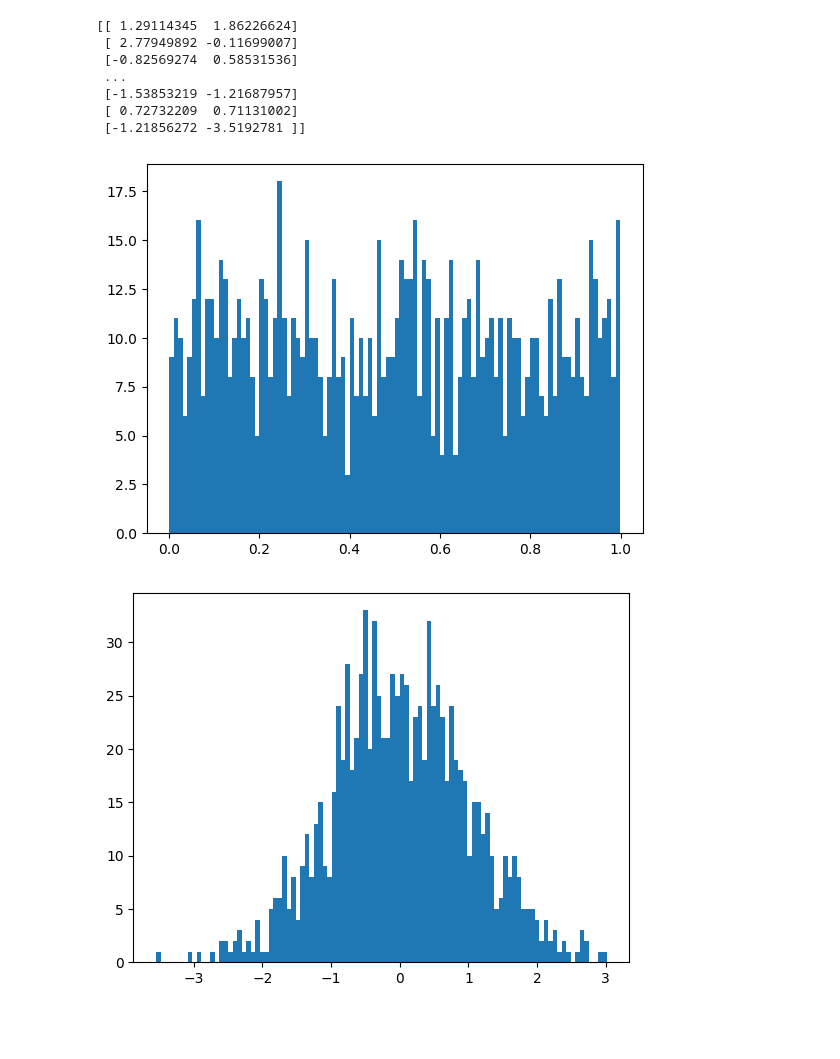
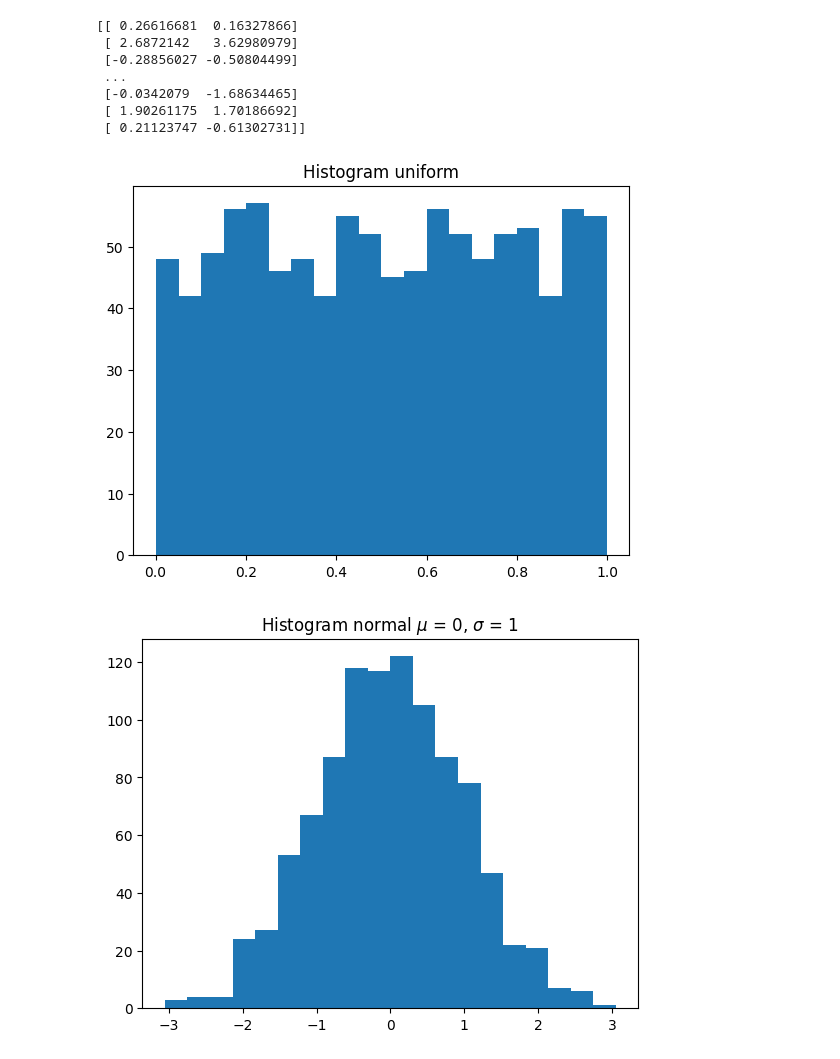
Before and after one commit to nmpluta/data-analytics-lectures, a Jupyter notebook: Data Analytics/Lab 1/lab1.ipynb, the cells around one changed output. Cells and saved outputs as stored; diff of their text form; code cells hidden in the pictures; blank space fills up the shorter version.

Commit message:
1: update ex. 1-4 with plot labels
Update of exercises from the laboratory 1 (7.03.2023)

```diff
--- a/Data Analytics/Lab 1/lab1.ipynb
+++ b/Data Analytics/Lab 1/lab1.ipynb
@@ -52,44 +54,37 @@ beta_2 = np.random.beta(2, 2, 1000)
 beta_3 = np.random.beta(3, 9, 1000)
 
 mean = [0, 0]
-cov = [[1, 0], [0, 1]]  # diagonal covariance
-normal2d_1 = np.random.multivariate_normal(mean, cov, 10000)
+cov1 = [[1, 0], [0, 1]]  # diagonal covariance
+normal2d_1 = np.random.multivariate_normal(mean, cov1, 10000)
 
-cov = [[2, 1], [1, 2]]  # diagonal covariance
-normal2d_2 = np.random.multivariate_normal(mean, cov, 10000)
+cov2 = [[2, 1], [1, 2]]  # diagonal covariance
+normal2d_2 = np.random.multivariate_normal(mean, cov2, 10000)
 
 print(normal2d_2)
 # %% [output]
-[[ 1.29114345  1.86226624]
- [ 2.77949892 -0.11699007]
- [-0.82569274  0.58531536]
+[[ 0.26616681  0.16327866]
+ [ 2.6872142   3.62980979]
+ [-0.28856027 -0.50804499]
  ...
- [-1.53853219 -1.21687957]
- [ 0.72732209  0.71131002]
- [-1.21856272 -3.5192781 ]]
+ [-0.0342079  -1.68634465]
+ [ 1.90261175  1.70186692]
+ [ 0.21123747 -0.61302731]]
 # %%
 # Task 3
 
 distributions_1d = (uniform, normal_1, normal_2, beta_1, beta_2, beta_3)
 
 import matplotlib
 import matplotlib.pyplot as plt
 
-num_bins = 100
-
+num_bins = 20
+hist_text = "Histogram "
+labels = ["uniform", r"normal $\mu$ = 0, $\sigma$ = 1", r"normal $\mu$ = 0, $\sigma$ = 10", r"beta $\alpha$ = 1, $\beta$ = 1", r"beta $\alpha$ = 2, $\beta$ = 2", r"beta $\alpha$ = 3, $\beta$ = 9"]
 for index, distribution in enumerate(distributions_1d):
     plt.figure(index)
+    plt.title(hist_text + labels[index])
     n, bins, patches = plt.hist(distribution, bins=num_bins)
-
-distributions_2d = (normal2d_1, normal2d_2)
-
-# fig, axs = plt.subplots(nrows=2, ncols=2)
-
-bins_numbers = [10, 50, 100, 500]
-for bin_num in bins_numbers:
-    for index, distribution in enumerate(distributions_2d):
-        matplotlib.pyplot.hist2d(distribution[:, 0], distribution[:, 1], bins=bin_num)
-        plt.show()
+    plt.show()
 # %% [output]
-[figure, old version]
+[figure, new version]
-[figure, old version]
+[figure, new version]
```
Also changed, not shown: parts of 3 cells of this notebook.
